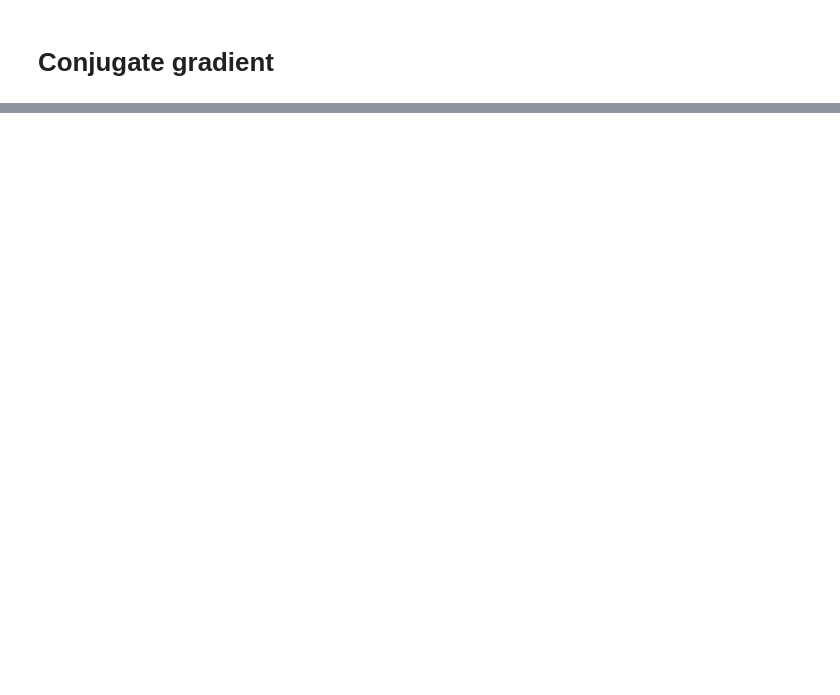
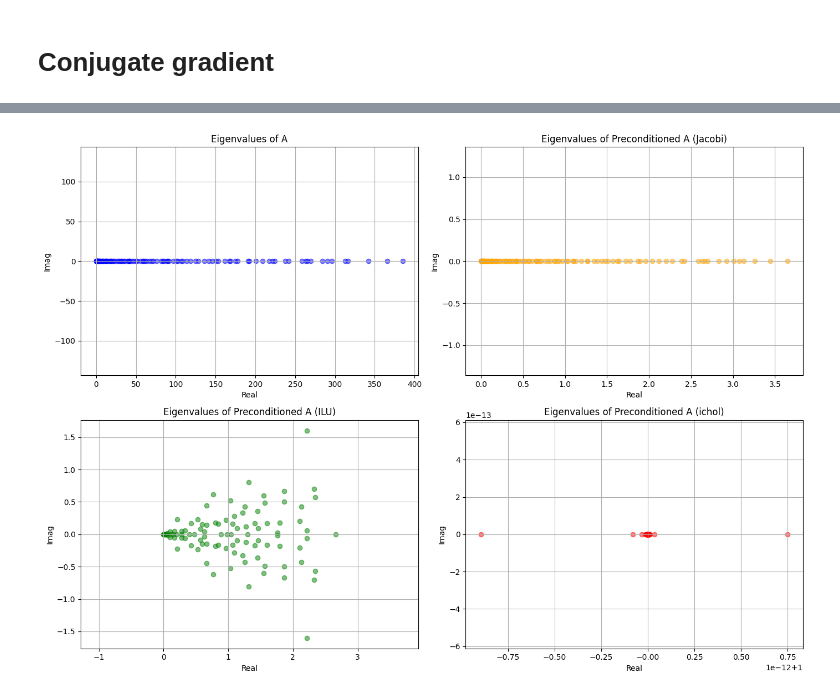
Before and after one commit to eti-calde/NumericalMethods, a Jupyter notebook: Preconditioners.ipynb, the cells around one changed output, grey strips where cells are left out. Cells and saved outputs as stored; diff of their text form; code cells hidden in the pictures; blank space fills up the shorter version.

```diff
--- a/Preconditioners.ipynb
+++ b/Preconditioners.ipynb
@@ -334,0 +417,4 @@ x, flag = cg(A, b, callback=historial_con_, M=prec, maxiter=100)
+# %%
+from scipy.linalg import solve_triangular
+prec_chol = ichol(A.copy())
+prec_chol
@@ -379,0 +489,14 @@ plt.show()
+# %%
+def precond_matrix(A_mat, M):
+    A_dense = A_mat.toarray() if hasattr(A_mat, "toarray") else np.array(A_mat)
+    n = A_dense.shape[0]
+    cols = [M.matvec(A_dense[:, j]) for j in range(n)]
+    return np.column_stack(cols)
+
+
+
+A_prec_ichol = precond_matrix(A, Michol)
+A_prec_jac = precond_matrix(A, Mj)
+A_ilu     = precond_matrix(A, precilu)
+A_ichol   = A_prec_ichol
+A_prec_jac
@@ -379,0 +517,34 @@ plt.show()
+# %%
+
+
+eigs_jacobi = np.linalg.eigvals(A_prec_jac)
+eigs_ilu    = np.linalg.eigvals(A_ilu)
+eigs_ichol  = np.linalg.eigvals(A_ichol)
+eigs_A      = np.linalg.eigvals(A.toarray() if hasattr(A, "toarray") else A)
+# Graficar
+plt.figure(figsize=(14,10))
+
+plt.subplot(2,2,1)
+plt.scatter(eigs_A.real, eigs_A.imag, c='b', alpha=0.5)
+plt.title("Eigenvalues of A")
+plt.xlabel("Real"); plt.ylabel("Imag"); plt.axis("equal"); plt.grid()
+
+plt.subplot(2,2,2)
+plt.scatter(eigs_jacobi.real, eigs_jacobi.imag, c='orange', alpha=0.5)
+plt.title("Eigenvalues of Preconditioned A (Jacobi)")
+plt.xlabel("Real"); plt.ylabel("Imag"); plt.axis("equal"); plt.grid()
+
+plt.subplot(2,2,3)
+plt.scatter(eigs_ilu.real, eigs_ilu.imag, c='g', alpha=0.5)
+plt.title("Eigenvalues of Preconditioned A (ILU)")
+plt.xlabel("Real"); plt.ylabel("Imag"); plt.axis("equal"); plt.grid()
+
+plt.subplot(2,2,4)
+plt.scatter(eigs_ichol.real, eigs_ichol.imag, c='r', alpha=0.5)
+plt.title("Eigenvalues of Preconditioned A (ichol)")
+plt.xlabel("Real"); plt.ylabel("Imag"); plt.axis("equal"); plt.grid()
+
+plt.tight_layout()
+plt.show()
+# %% [output]
+[figure, added]
```
Also changed, not shown: parts of 14 cells of this notebook.
